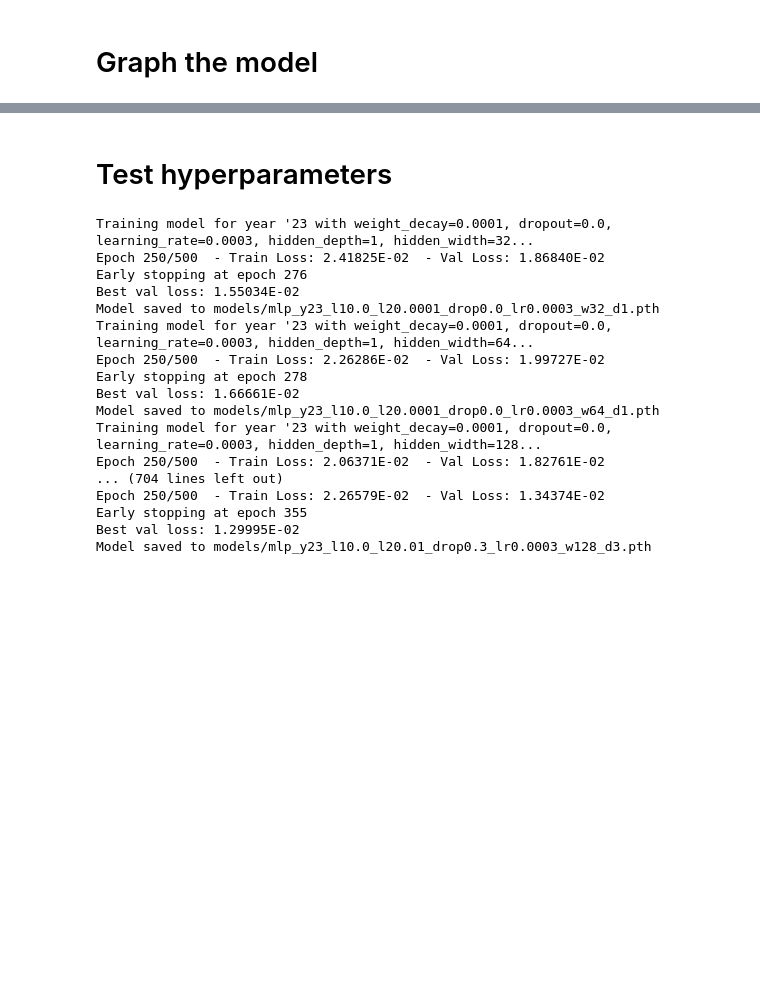
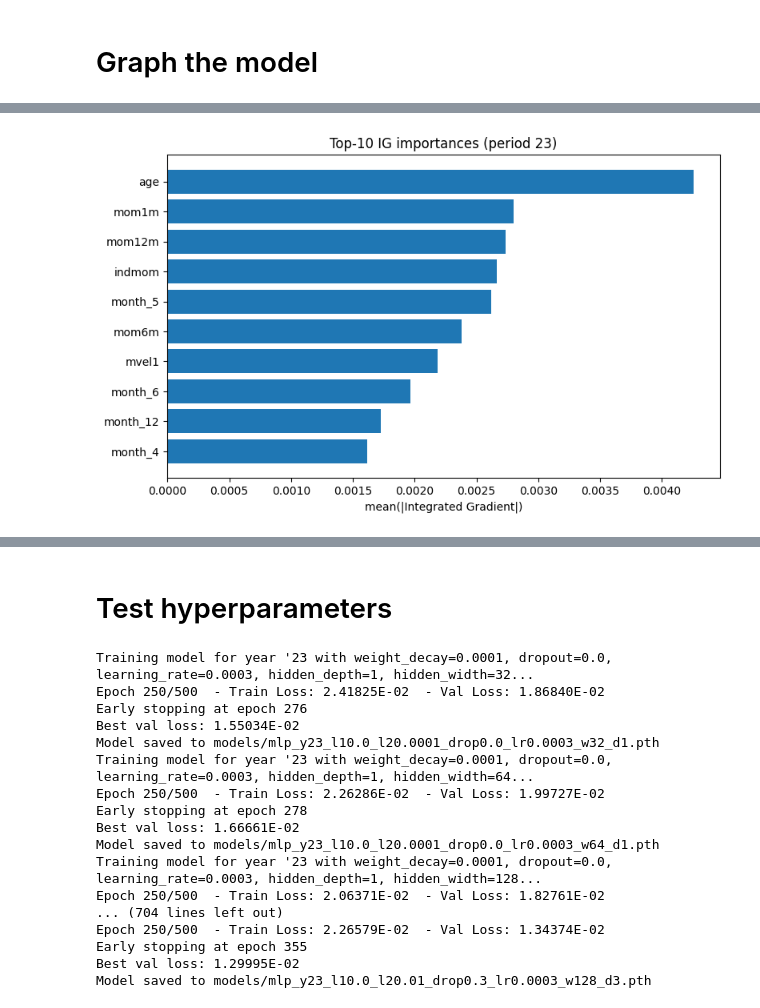
Before and after one commit to johanoelgaard/MastersThesis, a Jupyter notebook: mlp.ipynb, the cells around one changed output, grey strips where cells are left out. Saved outputs shown, nothing was run; the diff lists cells and outputs as text; code cells hidden in the pictures; blank space fills up the shorter version.

```diff
--- a/mlp.ipynb
+++ b/mlp.ipynb
@@ -268,0 +398,30 @@ for name, period in periods.items():
+# %%
+ig = IntegratedGradients(model)
+# baseline = zeros (same shape as input)
+baseline = torch.zeros_like(X_val_t)
+
+# get attributions: shape (n_val, n_features)
+ig_attr = ig.attribute(X_val_t, baselines=baseline, target=None)
+
+# global importances
+global_ig = ig_attr.abs().mean(dim=0).cpu().numpy()
+
+# top-10 plot
+df_ig = pd.DataFrame({
+    "feature": feature_cols,
+    "ig_importance": global_ig
+})
+df_ig_top10 = df_ig.nlargest(10, "ig_importance").reset_index(drop=True)
+
+fig, ax = plt.subplots(figsize=(8,5))
+y_pos = np.arange(len(df_ig_top10))
+ax.barh(y_pos, df_ig_top10["ig_importance"])
+ax.set_yticks(y_pos)
+ax.set_yticklabels(df_ig_top10["feature"])
+ax.invert_yaxis()
+ax.set_xlabel("mean(|Integrated Gradient|)")
+ax.set_title(f"Top-10 IG importances (period {period})")
+plt.tight_layout()
+plt.show()
+# %% [output]
+[figure, added]
```
Also changed, not shown: parts of 13 cells of this notebook, 4 other files.
